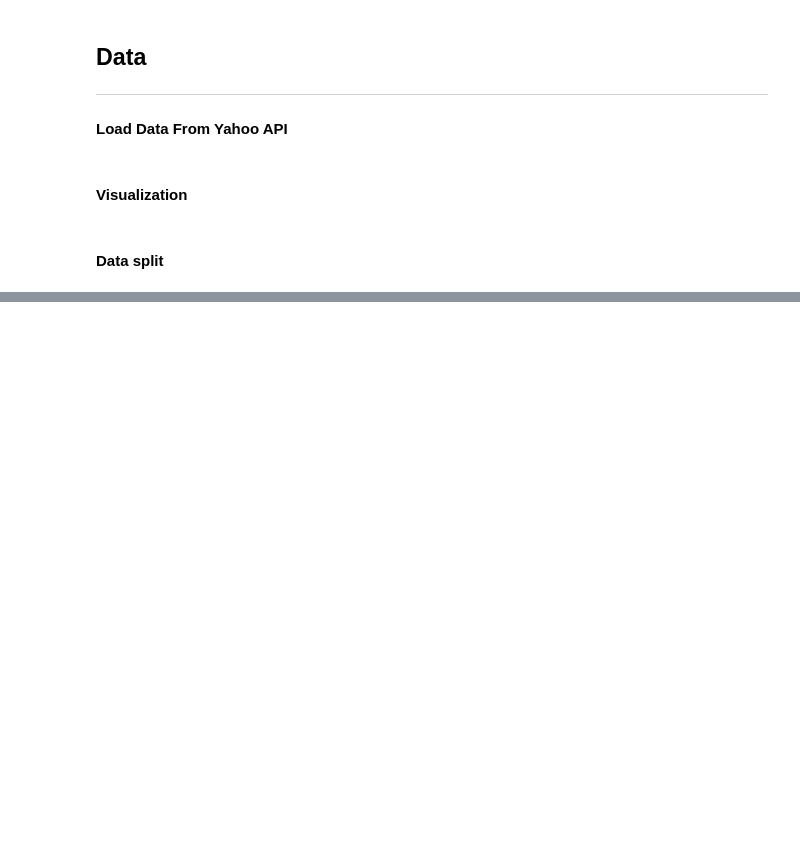
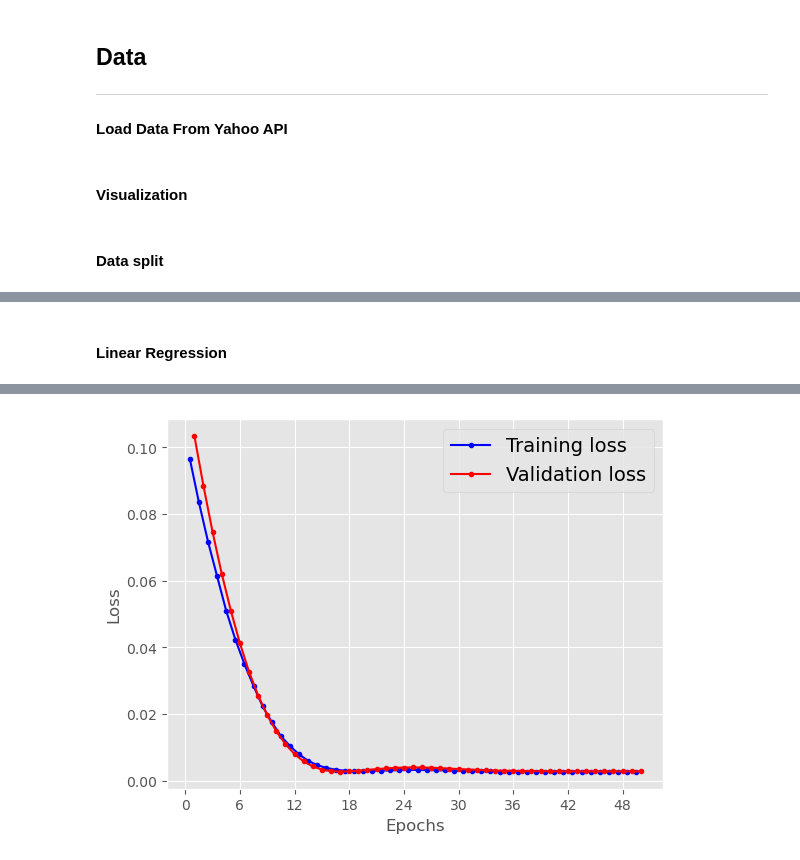
Before and after one commit to pmahfuz/ProjetoMachineLearning, a Jupyter notebook: scripts.ipynb, the cells around one changed output, grey strips where cells are left out. Cells and saved outputs as stored; diff of their text form; code cells hidden in the pictures; blank space fills up the shorter version.

Commit message:
primerio_modelo

```diff
--- a/scripts.ipynb
+++ b/scripts.ipynb
@@ -99,0 +109,18 @@ X_test, y_test = (
+# %% [markdown]
+#### Linear Regression
+# %%
+np.random.seed(42)
+tf.random.set_seed(42)
+
+model = keras.models.Sequential(
+    [keras.layers.Flatten(input_shape=[N_STEPS - 1, 1]), keras.layers.Dense(1)]
+)
+
+model.compile(loss="mse", optimizer="adam")
+history = model.fit(X_train, y_train, epochs=EPOCHS, validation_data=(X_test, y_test))
+model.save(f"./models/LR_{STOCK}_{ANALYZED_YEARS}Y_{INTERVAL}-{N_STEPS}timeSteps")
+# %%
+model.evaluate(X_test, y_test)
+plot_learning_curves(history.history["loss"], history.history["val_loss"])
+plt.show()
+# %% [output]
@@ -99,0 +128 @@ X_test, y_test = (
+[figure, added]
```
Also changed, not shown: parts of 4 cells of this notebook, 1 other file.
